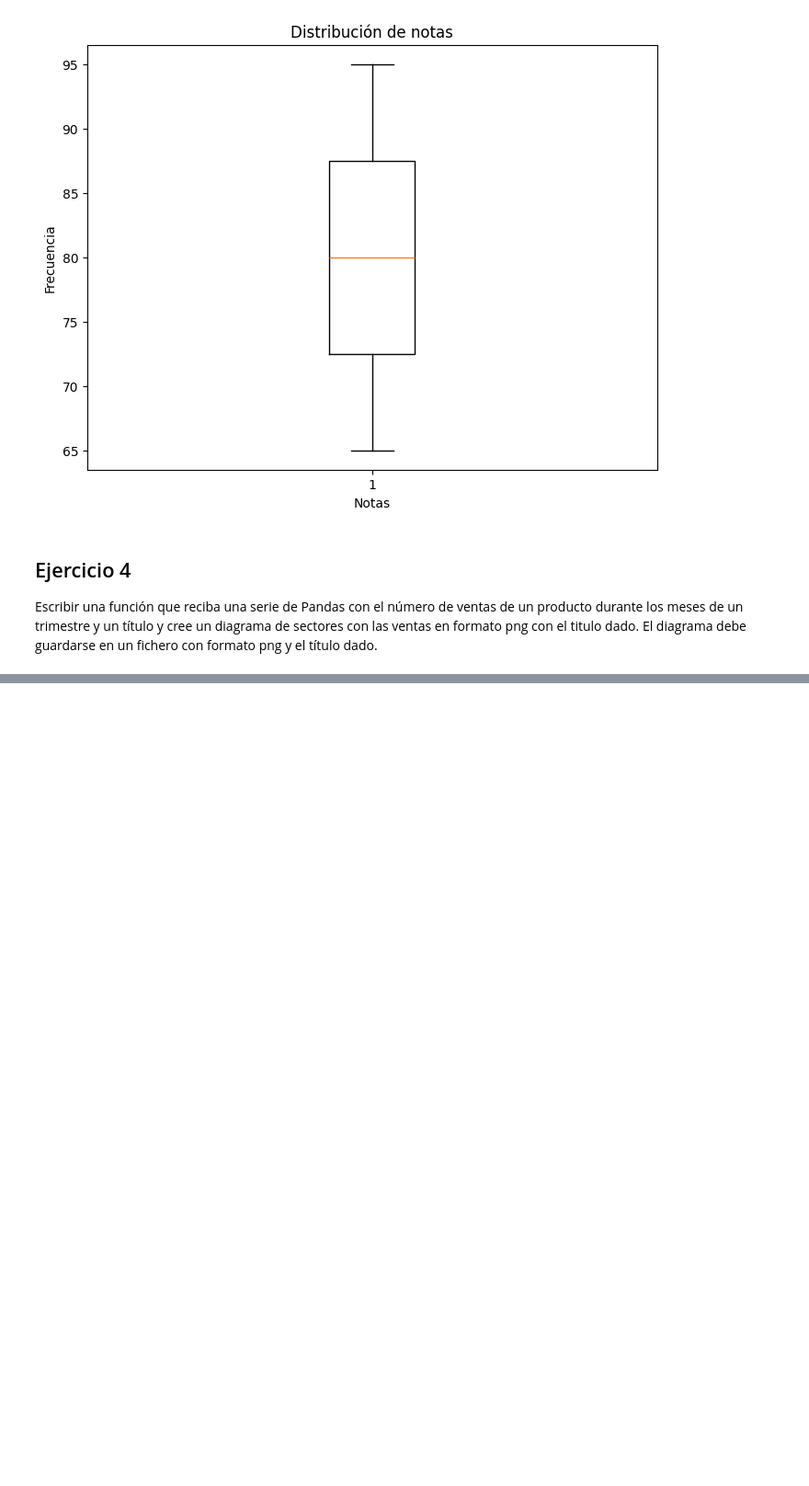
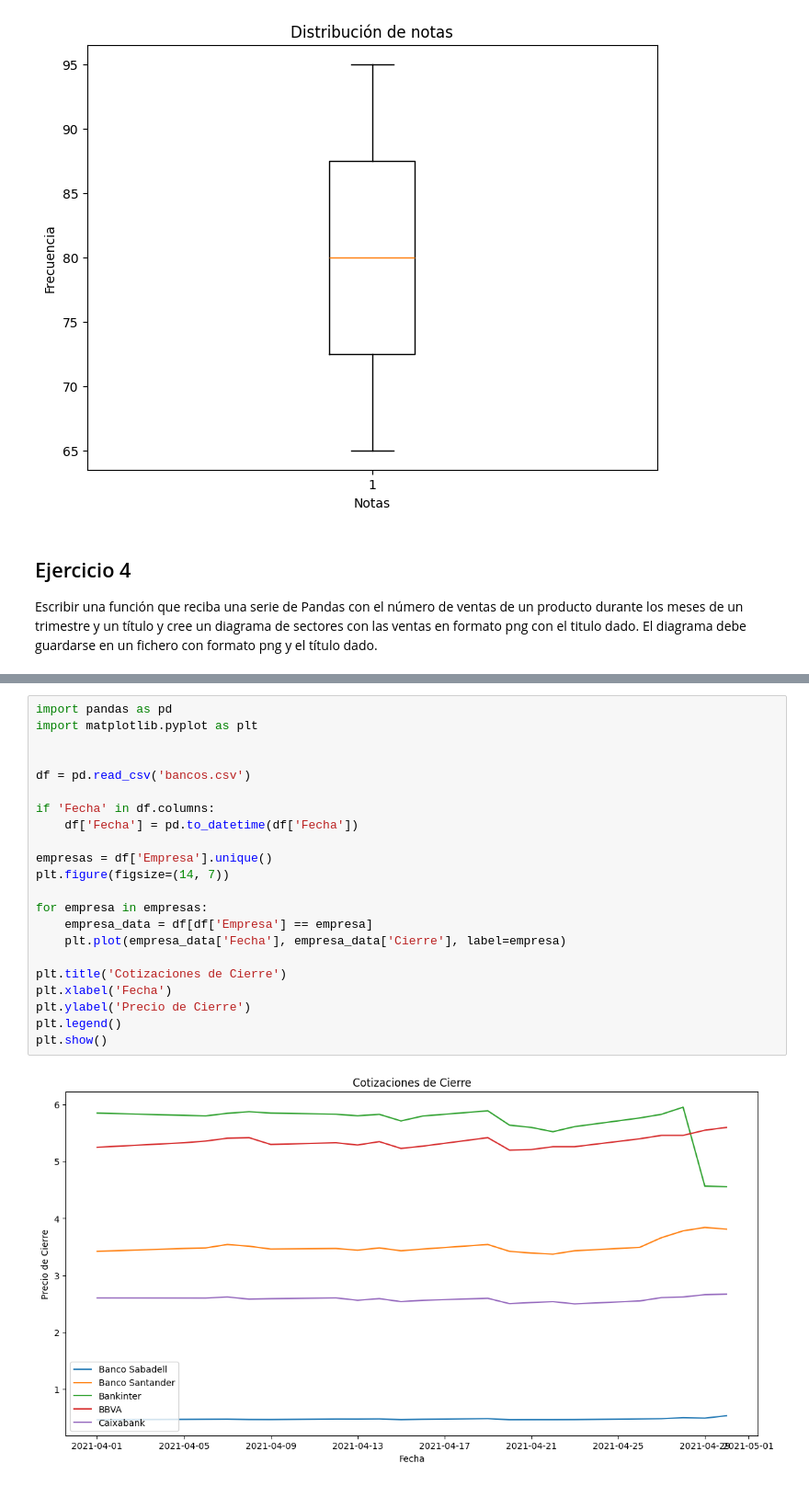
Before and after one commit to Fr1np/AplicacionesDigitales, a Jupyter notebook: ejerciciosMatPlot.ipynb, the cells around one changed output, grey strips where cells are left out. Shown at 92% size. Drawn from its saved outputs; the diff is of its cells as text; blank space fills up the shorter version.

```diff
--- a/ejerciciosMatPlot.ipynb
+++ b/ejerciciosMatPlot.ipynb
@@ -56,0 +112,24 @@ serie = pd.Series([65, 70, 75, 80, 85, 90, 95])
+# %%
+import pandas as pd
+import matplotlib.pyplot as plt
+
+
+df = pd.read_csv('bancos.csv')
+
+if 'Fecha' in df.columns:
+    df['Fecha'] = pd.to_datetime(df['Fecha'])
+
+empresas = df['Empresa'].unique()
+plt.figure(figsize=(14, 7))
+
+for empresa in empresas:
+    empresa_data = df[df['Empresa'] == empresa]
+    plt.plot(empresa_data['Fecha'], empresa_data['Cierre'], label=empresa)
+
+plt.title('Cotizaciones de Cierre')
+plt.xlabel('Fecha')
+plt.ylabel('Precio de Cierre')
+plt.legend()
+plt.show()
+# %% [output]
+[figure, added]
```
Also changed, not shown: parts of 7 cells of this notebook, 3 other files.
